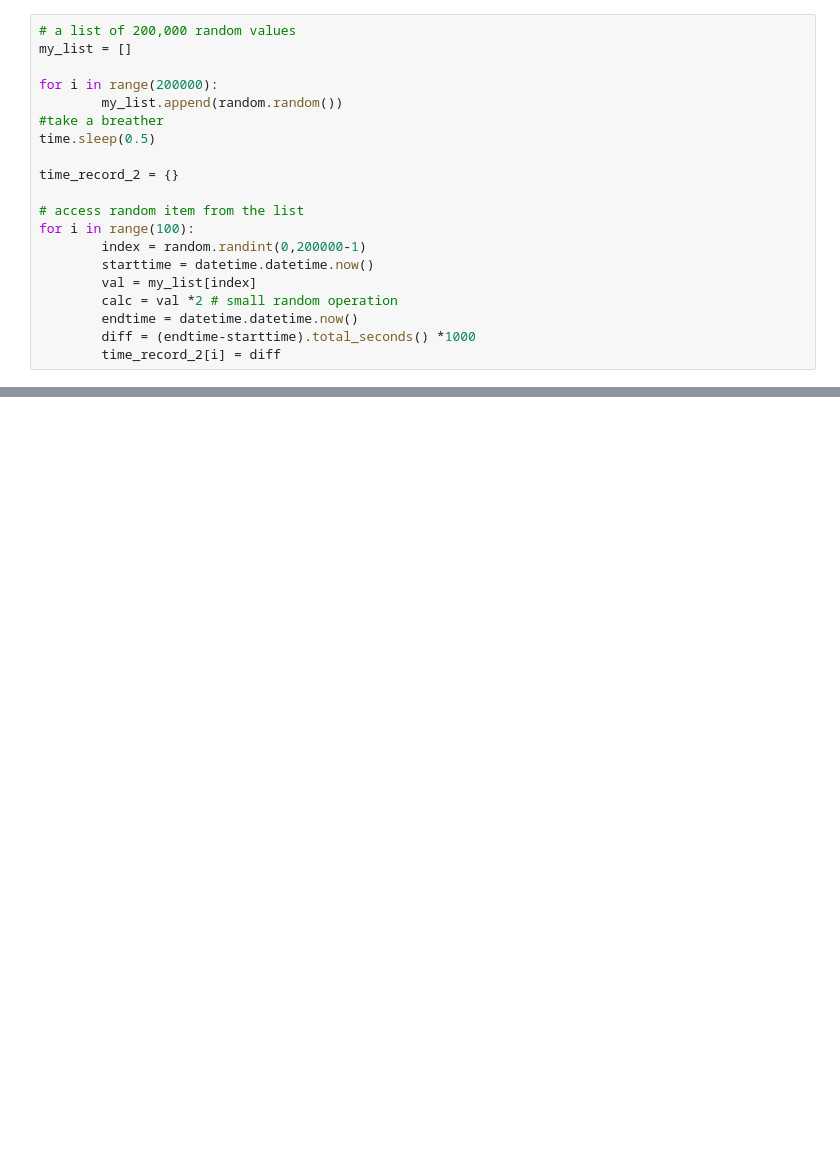
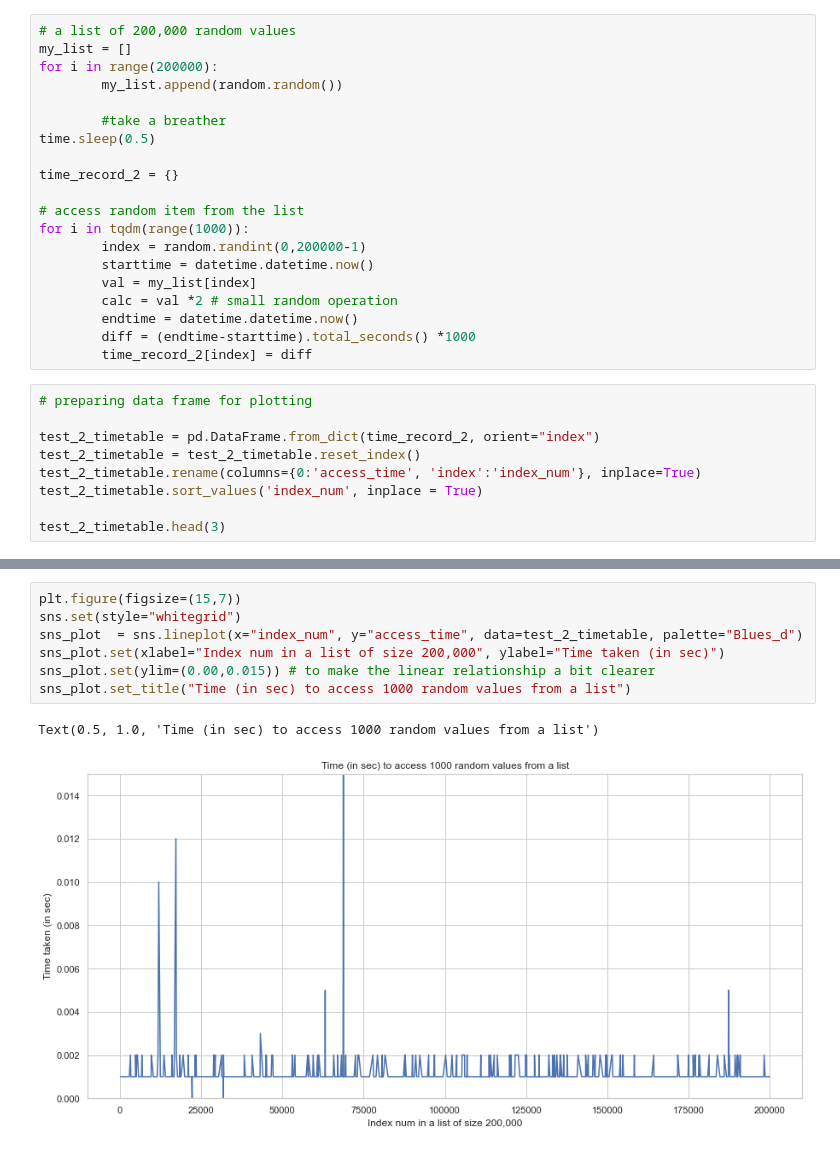
Before and after one commit to piyush13290/python_wonders, a Jupyter notebook: python_list_access_time.ipynb, the cells around one changed output, grey strips where cells are left out. Drawn from its saved outputs; the diff is of its cells as text; blank space fills up the shorter version.

```diff
--- a/python_list_access_time.ipynb
+++ b/python_list_access_time.ipynb
@@ -65,20 +84,29 @@ Part 2: lookup time for any random location of a huge list
 # %%
 # a list of 200,000 random values
 my_list = []
-
 for i in range(200000):
         my_list.append(random.random())
-#take a breather
+
+        #take a breather
 time.sleep(0.5)
 
 time_record_2 = {}
 
 # access random item from the list
-for i in range(100):
+for i in tqdm(range(1000)):
         index = random.randint(0,200000-1)
         starttime = datetime.datetime.now()
         val = my_list[index]
         calc = val *2 # small random operation
         endtime = datetime.datetime.now()
         diff = (endtime-starttime).total_seconds() *1000
-        time_record_2[i] = diff
+        time_record_2[index] = diff
+# %%
+# preparing data frame for plotting
+
+test_2_timetable = pd.DataFrame.from_dict(time_record_2, orient="index")
+test_2_timetable = test_2_timetable.reset_index()
+test_2_timetable.rename(columns={0:'access_time', 'index':'index_num'}, inplace=True)
+test_2_timetable.sort_values('index_num', inplace = True)
+
+test_2_timetable.head(3)
@@ -84,0 +118,10 @@ for i in range(100):
+# %%
+plt.figure(figsize=(15,7))
+sns.set(style="whitegrid")
+sns_plot  = sns.lineplot(x="index_num", y="access_time", data=test_2_timetable, palette="Blues_d")
+sns_plot.set(xlabel="Index num in a list of size 200,000", ylabel="Time taken (in sec)")
+sns_plot.set(ylim=(0.00,0.015)) # to make the linear relationship a bit clearer
+sns_plot.set_title("Time (in sec) to access 1000 random values from a list")
+# %% [output]
+Text(0.5, 1.0, 'Time (in sec) to access 1000 random values from a list')
+[figure, added]
```
Also changed, not shown: parts of 19 cells of this notebook.
